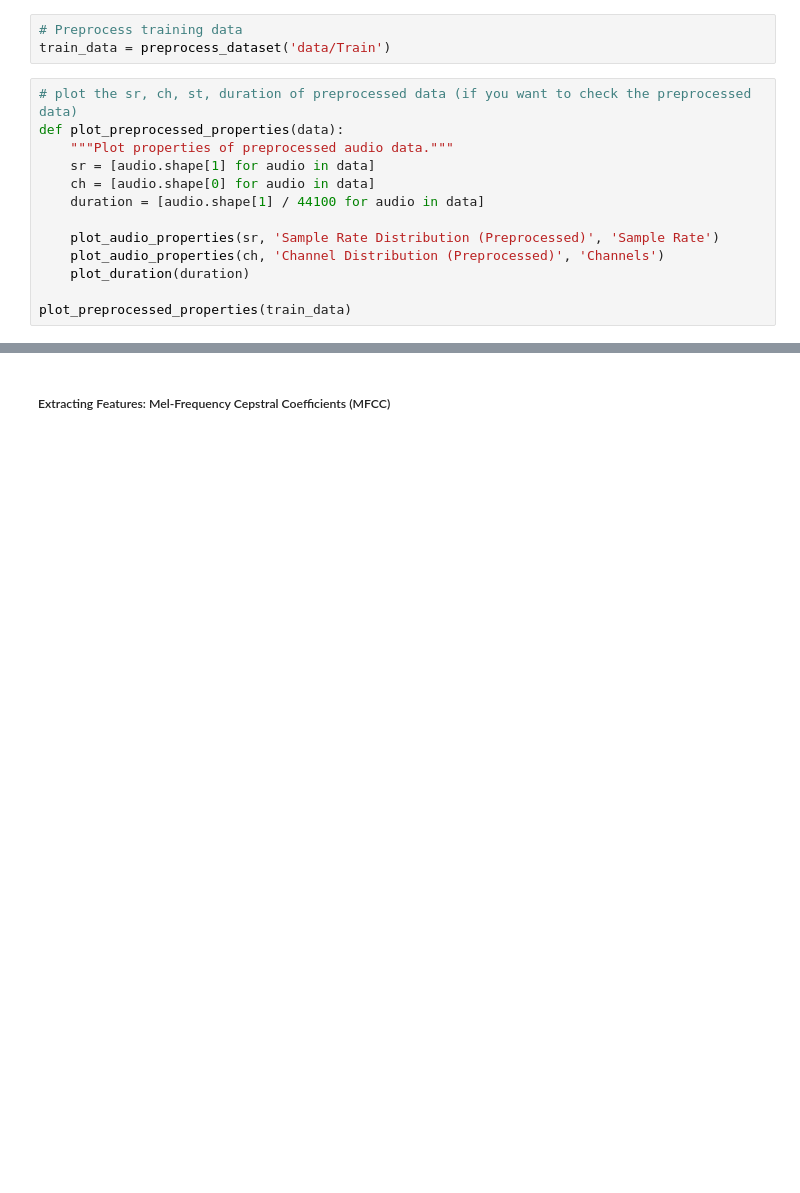
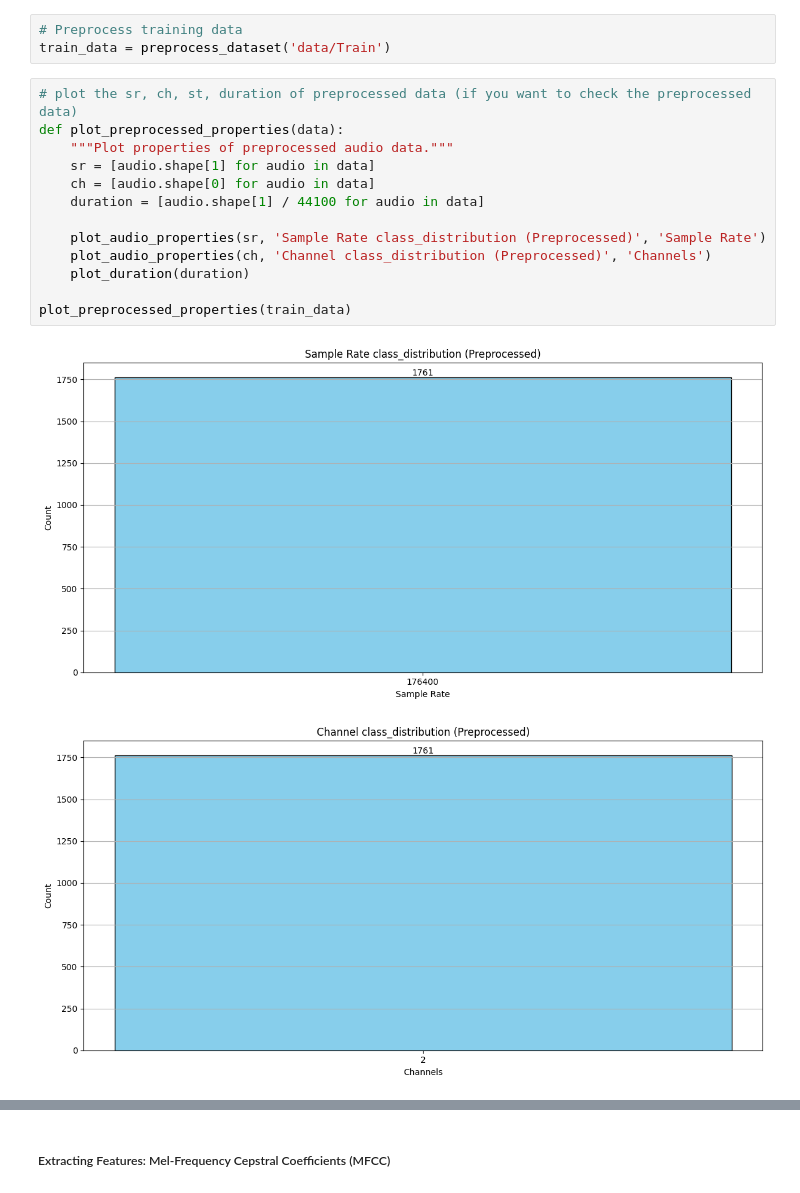
Before and after one commit to jasonmatthewsuhari/IT1244_UrbanSound, a Jupyter notebook: Urban Sound Analysis.ipynb, the cells around one changed output, grey strips where cells are left out. Saved outputs shown, nothing was run; the diff lists cells and outputs as text; blank space fills up the shorter version.

```diff
--- a/Urban Sound Analysis.ipynb
+++ b/Urban Sound Analysis.ipynb
@@ -378,13 +408,16 @@ train_data = preprocess_dataset('data/Train')
 # %%
 # plot the sr, ch, st, duration of preprocessed data (if you want to check the preprocessed data)
 def plot_preprocessed_properties(data):
     """Plot properties of preprocessed audio data."""
     sr = [audio.shape[1] for audio in data]
     ch = [audio.shape[0] for audio in data]
     duration = [audio.shape[1] / 44100 for audio in data]
 
-    plot_audio_properties(sr, 'Sample Rate Distribution (Preprocessed)', 'Sample Rate')
-    plot_audio_properties(ch, 'Channel Distribution (Preprocessed)', 'Channels')
+    plot_audio_properties(sr, 'Sample Rate class_distribution (Preprocessed)', 'Sample Rate')
+    plot_audio_properties(ch, 'Channel class_distribution (Preprocessed)', 'Channels')
     plot_duration(duration)
 
 plot_preprocessed_properties(train_data)
+# %% [output]
+[figure, added]
+[figure, added]
```
Also changed, not shown: parts of 10 cells of this notebook, 1 other file.
